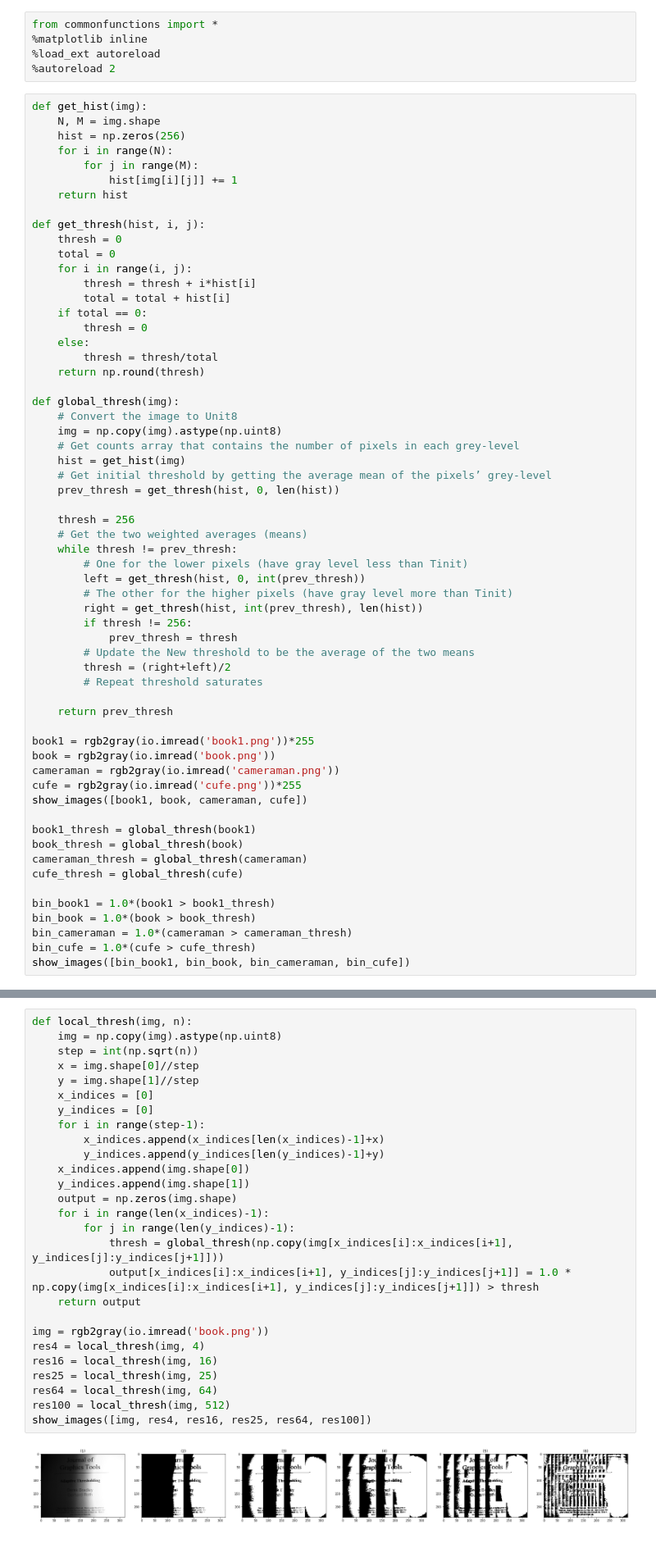
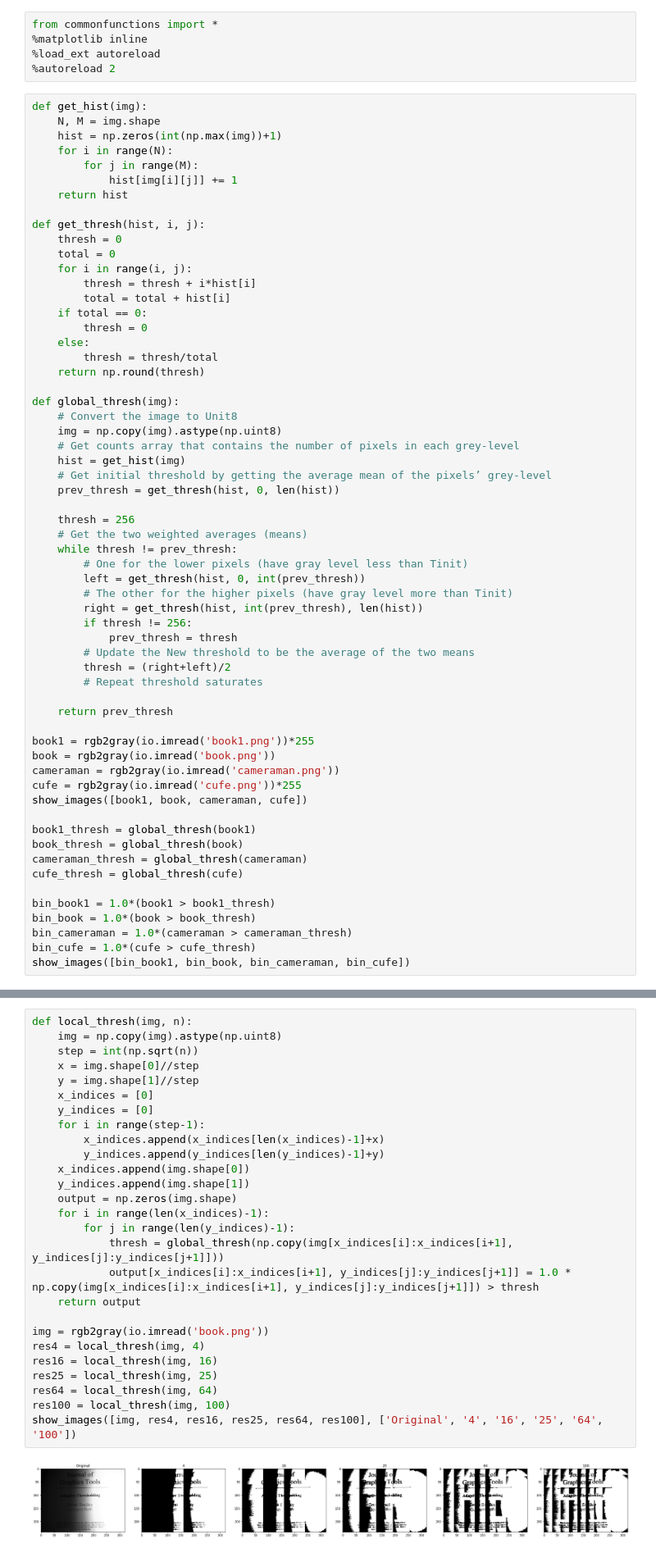
Before and after one commit to aashrafh/CMP362, a Jupyter notebook: Lab8_Segmentation2/Lab_Seg2_STD.ipynb, the cells around one changed output, grey strips where cells are left out. Shown at 82% size. Saved outputs shown, nothing was run; the diff lists cells and outputs as text.

```diff
--- a/Lab8_Segmentation2/Lab_Seg2_STD.ipynb
+++ b/Lab8_Segmentation2/Lab_Seg2_STD.ipynb
@@ -8,7 +8,7 @@ from commonfunctions import *
 # %%
 def get_hist(img):
     N, M = img.shape
-    hist = np.zeros(256)
+    hist = np.zeros(int(np.max(img))+1)
     for i in range(N):
         for j in range(M):
             hist[img[i][j]] += 1
@@ -105,29 +105,29 @@ show_images([book, all_img, local], ['Original', 'Global', 'Local'])
 # %%
 def local_thresh(img, n):
     img = np.copy(img).astype(np.uint8)
     step = int(np.sqrt(n))
     x = img.shape[0]//step
     y = img.shape[1]//step
     x_indices = [0]
     y_indices = [0]
     for i in range(step-1):
         x_indices.append(x_indices[len(x_indices)-1]+x)
         y_indices.append(y_indices[len(y_indices)-1]+y)
     x_indices.append(img.shape[0])
     y_indices.append(img.shape[1])
     output = np.zeros(img.shape)
     for i in range(len(x_indices)-1):
         for j in range(len(y_indices)-1):
             thresh = global_thresh(np.copy(img[x_indices[i]:x_indices[i+1], y_indices[j]:y_indices[j+1]]))
             output[x_indices[i]:x_indices[i+1], y_indices[j]:y_indices[j+1]] = 1.0 * np.copy(img[x_indices[i]:x_indices[i+1], y_indices[j]:y_indices[j+1]]) > thresh
     return output
 
 img = rgb2gray(io.imread('book.png'))
 res4 = local_thresh(img, 4)
 res16 = local_thresh(img, 16)
 res25 = local_thresh(img, 25)
 res64 = local_thresh(img, 64)
-res100 = local_thresh(img, 512)
-show_images([img, res4, res16, res25, res64, res100])
+res100 = local_thresh(img, 100)
+show_images([img, res4, res16, res25, res64, res100], ['Original', '4', '16', '25', '64', '100'])
 # %% [output]
-[figure, old version]
+[figure, new version]
```
Also changed, not shown: 1 other file.
